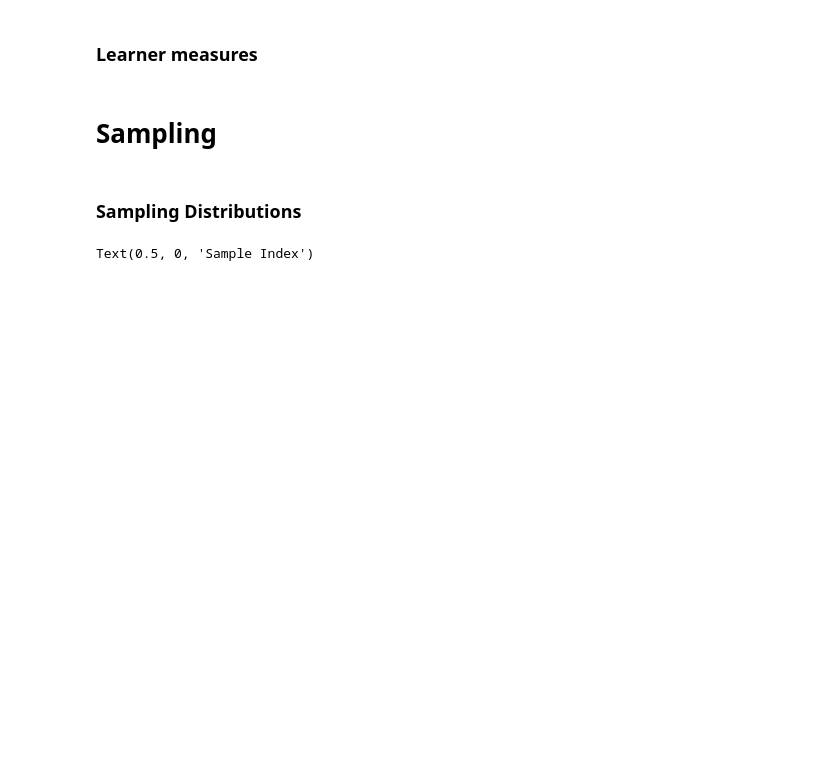
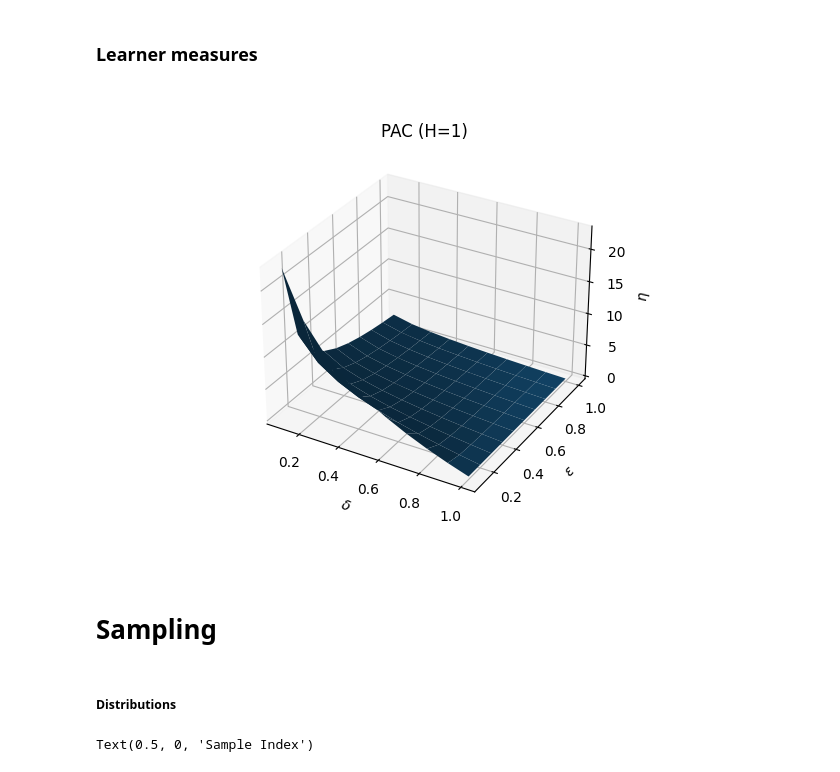
Before and after one commit to aortega0703/AI-pipeline, a Jupyter notebook: pipeline.ipynb, the cells around one changed output. Saved outputs shown, nothing was run; the diff lists cells and outputs as text; code cells hidden in the pictures; blank space fills up the shorter version.

```diff
--- a/pipeline.ipynb
+++ b/pipeline.ipynb
@@ -61,16 +64,30 @@ Name: 2, Length: 901, dtype: float64
 ### Learner measures
 # %%
 # lower bound to sample size
+from turtle import title
+
+
 def PAC_eta(H_norm, delta, epsilon):
-    return (np.ln(H_norm) - np.ln(delta))/epsilon
+    return (np.log(H_norm) - np.log(delta))/epsilon
 
 # lower bound to generalization error
 def PAC_delta(H_norm, epsilon, eta):
     return H_norm/np.exp(eta*epsilon)
+
+H = 1
+plt.figure()
+X = Y = np.linspace(0.1, 1, 10)
+X, Y = np.meshgrid(X, Y)
+ax = plt.axes(projection='3d', title=f'PAC (H={H})')
+ax.plot_surface(X, Y, PAC_eta(H, X, Y))
+set_axis_labels(ax, '$\\delta$', '$\\varepsilon$', '$\\eta$')
+#print(X,Y)
+# %% [output]
+[figure, added]
 # %% [markdown]
 # Sampling
 # %% [markdown]
-### Sampling Distributions
+##### Distributions
 # %%
 pdf_names = ["Uniform", "Triangular", "Normal"]
 
```
Also changed, not shown: parts of 7 cells of this notebook.
